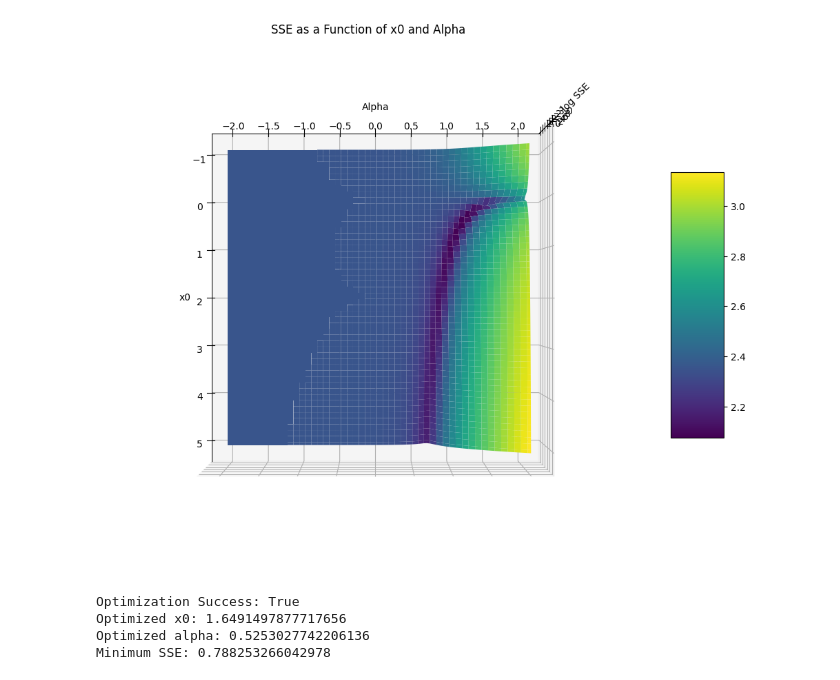
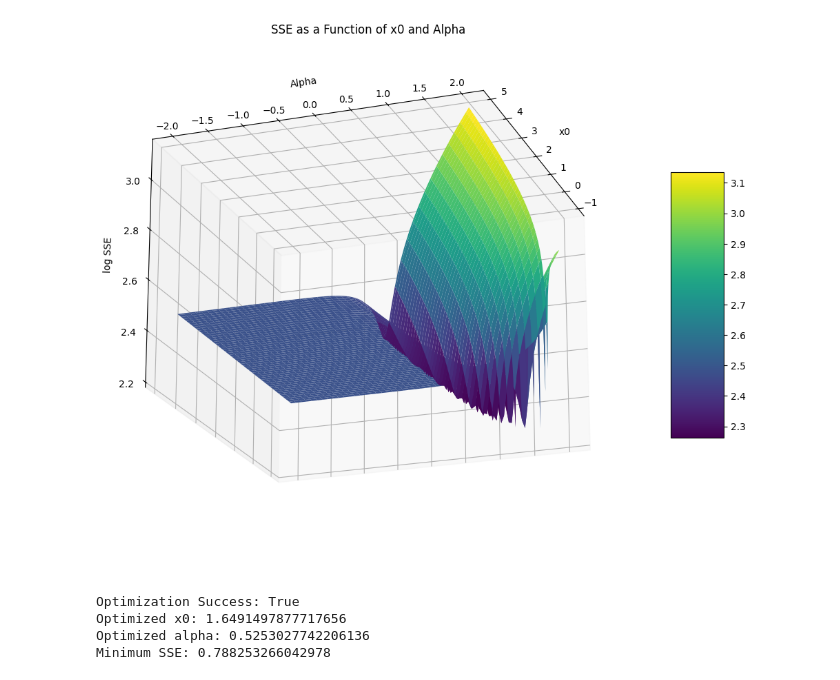
Before and after one commit to amineroudani/Thesis, a Jupyter notebook: MinimasVsNumDatapoints.ipynb, the cells around one changed output. Drawn from its saved outputs; the diff is of its cells as text; code cells hidden in the pictures.

```diff
--- a/MinimasVsNumDatapoints.ipynb
+++ b/MinimasVsNumDatapoints.ipynb
@@ -167,35 +282,35 @@ SSE_values = np.zeros(X0.shape)
 # Compute SSE for each combination of x0 and alpha
 for i in range(len(alpha_range)):
     for j in range(len(x0_range)):
         params_ = (X0[i, j], Alpha[i, j])
         SSE_values[i, j] = sse(params_, data)
 
 
 # Creating the plot
 fig = plt.figure(figsize=(14, 10))
 ax = fig.add_subplot(111, projection='3d')
 
 
 # Surface plot with log scale (since data is exponential)
 surf = ax.plot_surface(X0, Alpha, np.log(np.log(SSE_values)), cmap='viridis', edgecolor='none')
 
 
 # Labels and title
 ax.set_xlabel('x0')
 ax.set_ylabel('Alpha')
 ax.set_zlabel('log SSE')
 ax.set_title('SSE as a Function of x0 and Alpha')
 
 
 # Colorbar to show the SSE scale better/clearer
 fig.colorbar(surf, shrink=0.5, aspect=5)
 
-ax.view_init(elev=90, azim=0)
+ax.view_init(elev=-20, azim=20)
 
 # Show the plot with the adjusted view
 plt.show()
 # %% [output]
-[figure, old version]
+[figure, new version]
 # %%
 # Assuming your model and sse functions are defined as in your previous messages
 
```
Also changed, not shown: parts of 11 cells of this notebook, 4 other files.
